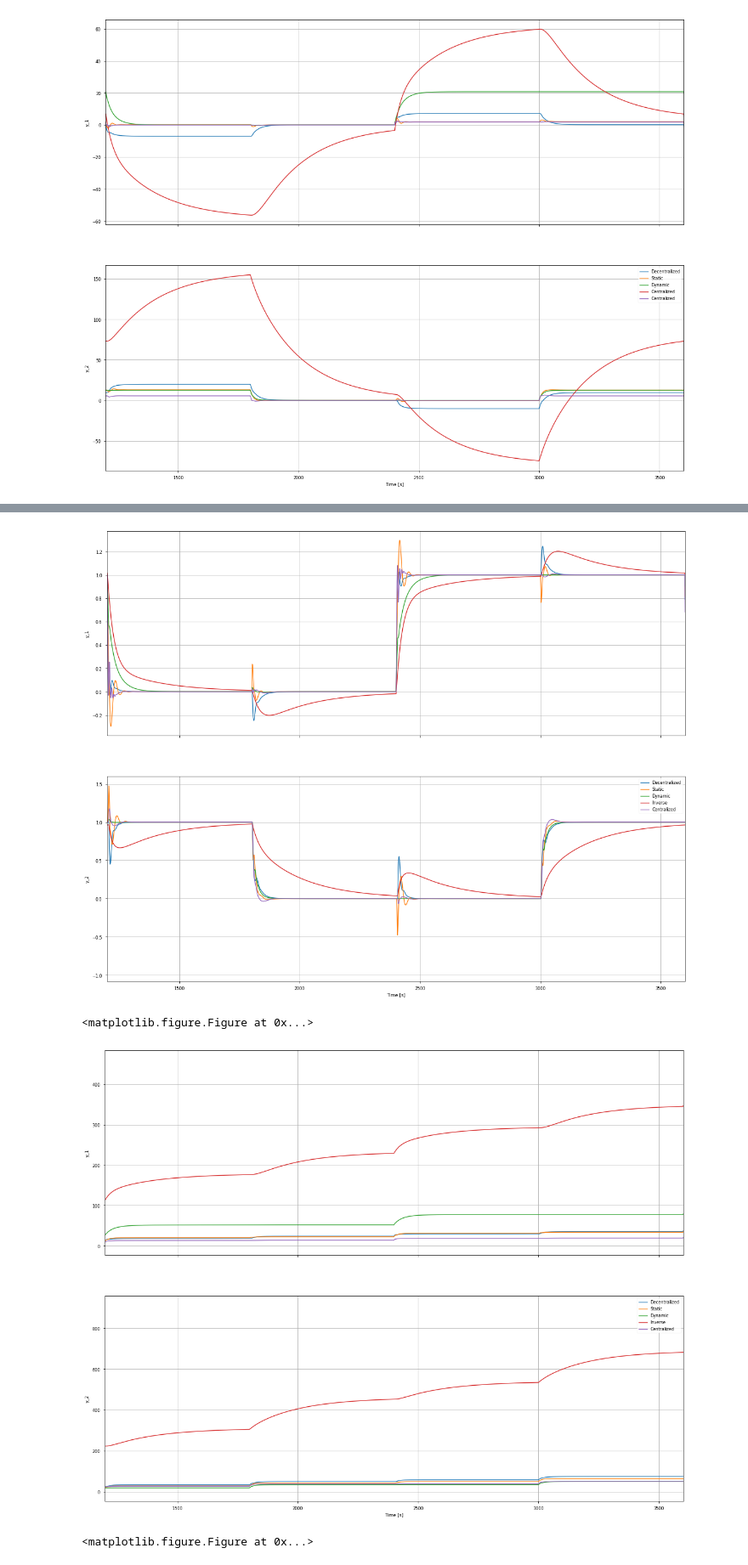
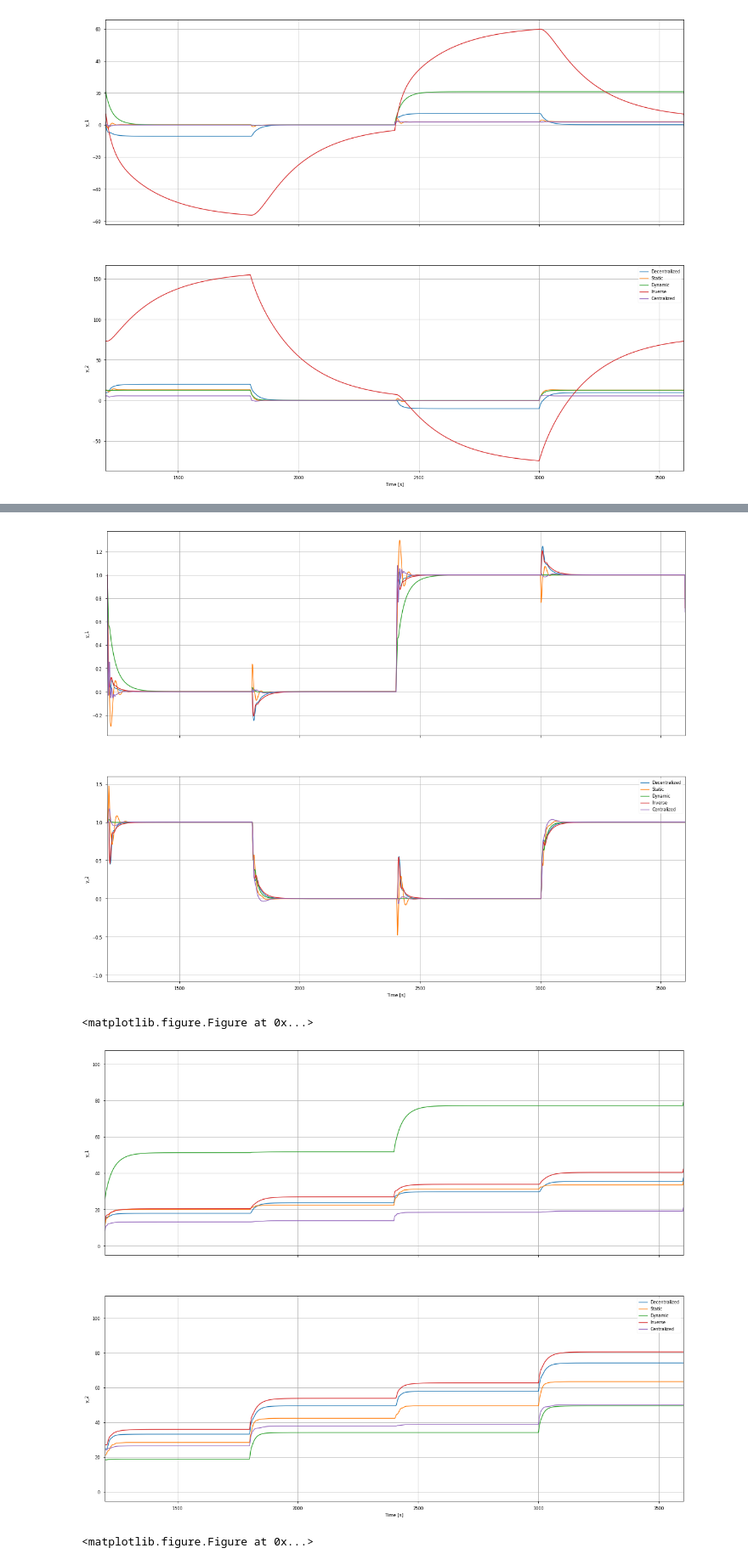
Before and after one commit to AlCap23/IfT_Decoupling, a Jupyter notebook: Python/Woodberry_Gain_Analysis.ipynb, the cells around one changed output, grey strips where cells are left out. Shown at 85% size. Drawn from its saved outputs; the diff is of its cells as text; code cells hidden in the pictures.

```diff
--- a/Python/Woodberry_Gain_Analysis.ipynb
+++ b/Python/Woodberry_Gain_Analysis.ipynb
@@ -626,6 +626,17 @@ IAE2_SD = res["IAE_2.y"].values()[0]
 IE1_SD = res["IE_1.y"].values()[0]
 IE2_SD = res["IE_2.y"].values()[0]
 time_SD = res["Time"].values()[0]
+# Inverse
+res, lins = mres.load("../Data/WoodBerry/Inverse_K.mat")
+y1_I = res["y_1"].values()[0]
+y2_I = res["y_2"].values()[0]
+u1_I = res["u_1"].values()[0]
+u2_I = res["u_2"].values()[0]
+IAE1_I = res["IAE_1.y"].values()[0]
+IAE2_I = res["IAE_2.y"].values()[0]
+IE1_I = res["IE_1.y"].values()[0]
+IE2_I = res["IE_2.y"].values()[0]
+time_I = res["Time"].values()[0]
 # Centralized
 res, lins = mres.load("../Data/WoodBerry/CentralizedPID_K.mat")
 y1_C = res["y_1"].values()[0]
@@ -693,34 +704,34 @@ plt.show()
 # Plot the Data
 plt.clf()
 fig, ax = plt.subplots(2, sharex = True, figsize = (20,16))
 
 ax[0].plot(time_D,IE1_D, label = "Decentralized")
 ax[0].plot(time_S,IE1_S, label = "Static")
 ax[0].plot(time_SD,IE1_SD, label = "Dynamic")
 ax[0].plot(time_I,IE1_I, label = "Inverse")
 ax[0].plot(time_C,IE1_C, label = "Centralized")
 
 ax[1].plot(time_D,IE2_D, label = "Decentralized")
 ax[1].plot(time_S,IE2_S, label = "Static")
 ax[1].plot(time_SD,IE2_SD, label = "Dynamic")
-ax[1].plot(time_I,IE2_I, label = "Centralized")
+ax[1].plot(time_I,IE2_I, label = "Inverse")
 ax[1].plot(time_C,IE2_C, label = "Centralized")
 
 ax[1].legend()
 ax[0].set_ylabel('y_1')
 ax[0].grid(True)
 ax[1].set_ylabel('y_2')
 ax[1].set_xlabel('Time [s]')
 ax[1].grid(True)
 ax[0].set_xlim([1199,3601])
 plt.savefig("../Images/WoodBerry_Gain_IE.png")
 plt.show()
 
 # Close Dymola
 dymola.close()
 # %% [output]
 <matplotlib.figure.Figure at 0x...>
-[figure, old version]
+[figure, new version]
 <matplotlib.figure.Figure at 0x...>
-[figure, old version]
+[figure, new version]
 <matplotlib.figure.Figure at 0x...>
```
Also changed, not shown: parts of 2 cells of this notebook, 27 other files.
